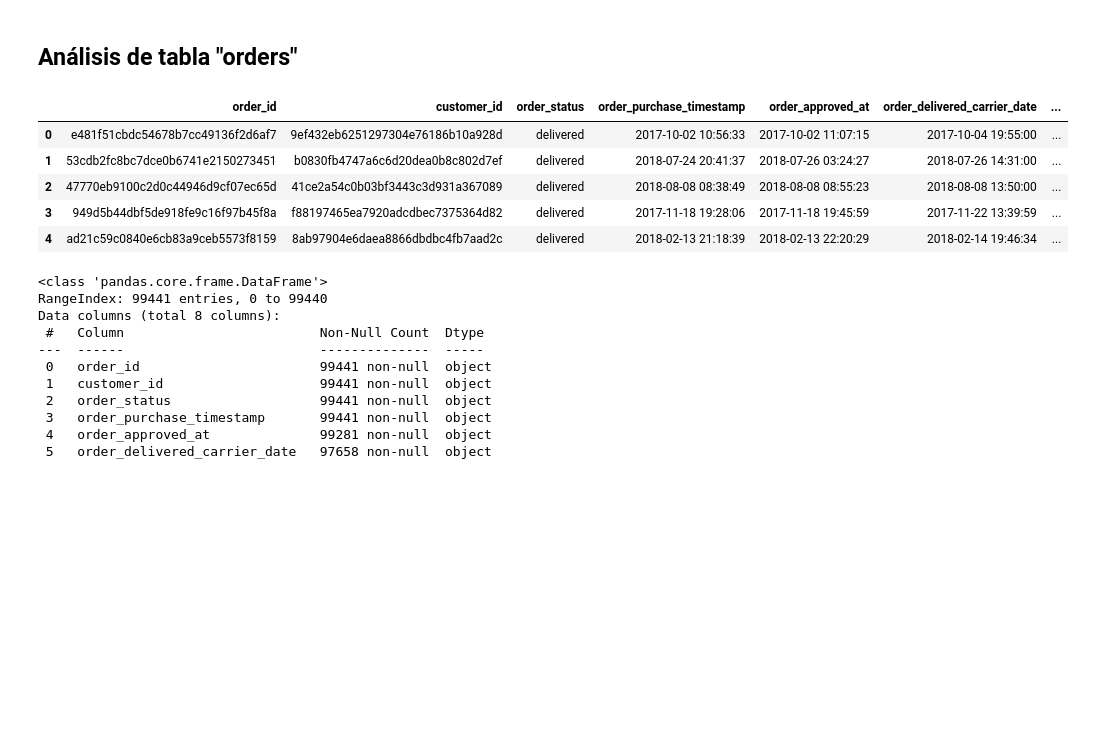
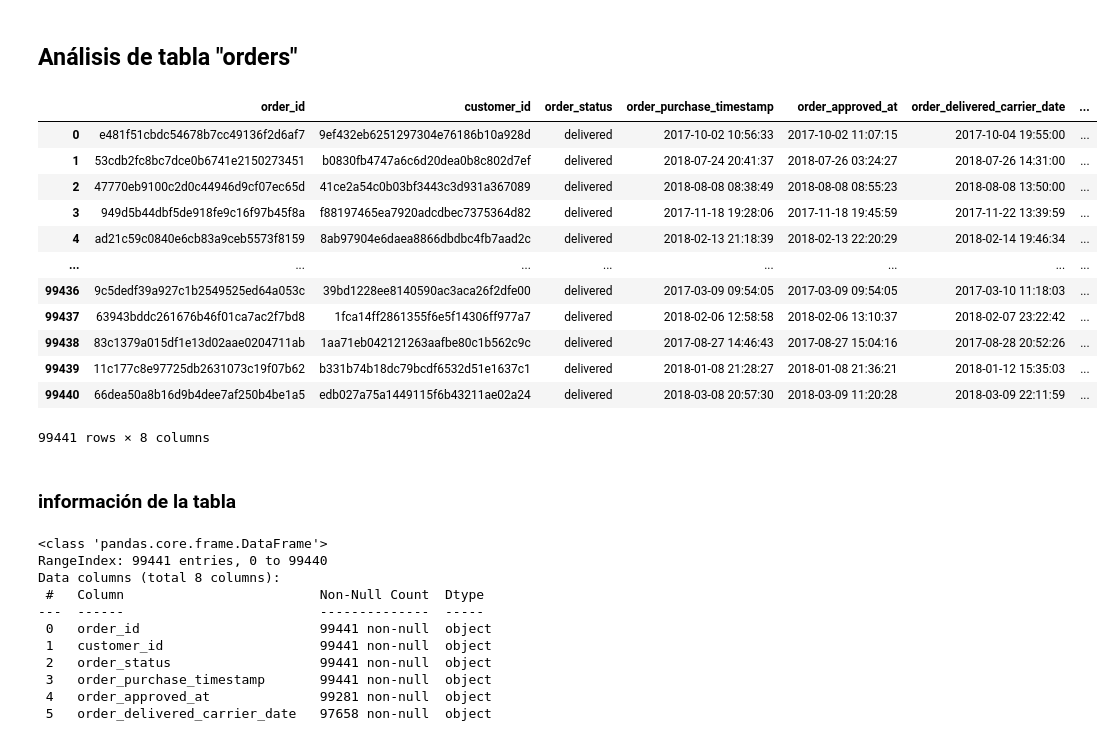
Before and after one commit to damul90/PF_data05, a Jupyter notebook: ETL_EDA.ipynb, the cells around one changed output. Cells and saved outputs as stored; diff of their text form; code cells hidden in the pictures; blank space fills up the shorter version.

```diff
--- a/ETL_EDA.ipynb
+++ b/ETL_EDA.ipynb
@@ -23,0 +1,22 @@ df_product_category_name_translation = dataframes[10]
+# %%
+import pandas as pd
+import numpy as np
+import os
+
+# Lectura de los datasets y creación de los dataframes
+closed_deals = pd.read_csv('./DataSets/olist_closed_deals_dataset.csv')
+customers = pd.read_csv('./DataSets/olist_customers_dataset.csv')
+geolocation = pd.read_csv('./DataSets/olist_geolocation_dataset.csv')
+marketing_qualified_leads = pd.read_csv('./DataSets/olist_marketing_qualified_leads_dataset.csv')
+order_items = pd.read_csv('./DataSets/olist_order_items_dataset.csv')
+
+order_payments = pd.read_csv('./DataSets/olist_order_payments_dataset.csv')
+order_reviews = pd.read_csv('./DataSets/olist_order_reviews_dataset.csv')
+orders = pd.read_csv('./DataSets/olist_orders_dataset.csv')
+products = pd.read_csv('./DataSets/olist_products_dataset.csv')
+sellers = pd.read_csv('./DataSets/olist_sellers_dataset.csv')
+
+category_name = pd.read_csv('./DataSets/product_category_name_translation.csv')
+
+
+conectividad_X_Estado = pd.read_excel('./DataSets/DSCOM_Dados-Abertos_Estadual.xlsx')
@@ -887,14 +884,23 @@ See the caveats in the documentation: https://pandas.pydata.org/pandas-docs/stab
 # %% [markdown]
 ## Análisis de tabla "orders"
 # %%
-orders.head()
+orders
 # %% [output]
 |  | order_id | customer_id | order_status | order_purchase_timestamp | order_approved_at | order_delivered_carrier_date | ... |
 | 0 | e481f51cbdc54678b7cc49136f2d6af7 | 9ef432eb6251297304e76186b10a928d | delivered | 2017-10-02 10:56:33 | 2017-10-02 11:07:15 | 2017-10-04 19:55:00 | ... |
 | 1 | 53cdb2fc8bc7dce0b6741e2150273451 | b0830fb4747a6c6d20dea0b8c802d7ef | delivered | 2018-07-24 20:41:37 | 2018-07-26 03:24:27 | 2018-07-26 14:31:00 | ... |
 | 2 | 47770eb9100c2d0c44946d9cf07ec65d | 41ce2a54c0b03bf3443c3d931a367089 | delivered | 2018-08-08 08:38:49 | 2018-08-08 08:55:23 | 2018-08-08 13:50:00 | ... |
 | 3 | 949d5b44dbf5de918fe9c16f97b45f8a | f88197465ea7920adcdbec7375364d82 | delivered | 2017-11-18 19:28:06 | 2017-11-18 19:45:59 | 2017-11-22 13:39:59 | ... |
 | 4 | ad21c59c0840e6cb83a9ceb5573f8159 | 8ab97904e6daea8866dbdbc4fb7aad2c | delivered | 2018-02-13 21:18:39 | 2018-02-13 22:20:29 | 2018-02-14 19:46:34 | ... |
+| ... | ... | ... | ... | ... | ... | ... | ... |
+| 99436 | 9c5dedf39a927c1b2549525ed64a053c | 39bd1228ee8140590ac3aca26f2dfe00 | delivered | 2017-03-09 09:54:05 | 2017-03-09 09:54:05 | 2017-03-10 11:18:03 | ... |
+| 99437 | 63943bddc261676b46f01ca7ac2f7bd8 | 1fca14ff2861355f6e5f14306ff977a7 | delivered | 2018-02-06 12:58:58 | 2018-02-06 13:10:37 | 2018-02-07 23:22:42 | ... |
+| 99438 | 83c1379a015df1e13d02aae0204711ab | 1aa71eb042121263aafbe80c1b562c9c | delivered | 2017-08-27 14:46:43 | 2017-08-27 15:04:16 | 2017-08-28 20:52:26 | ... |
+| 99439 | 11c177c8e97725db2631073c19f07b62 | b331b74b18dc79bcdf6532d51e1637c1 | delivered | 2018-01-08 21:28:27 | 2018-01-08 21:36:21 | 2018-01-12 15:35:03 | ... |
+| 99440 | 66dea50a8b16d9b4dee7af250b4be1a5 | edb027a75a1449115f6b43211ae02a24 | delivered | 2018-03-08 20:57:30 | 2018-03-09 11:20:28 | 2018-03-09 22:11:59 | ... |
+99441 rows × 8 columns
+# %% [markdown]
+### información de la tabla
 # %%
 orders.info()
 # %% [output]
```
Also changed, not shown: parts of 65 cells of this notebook, 17 other files.
